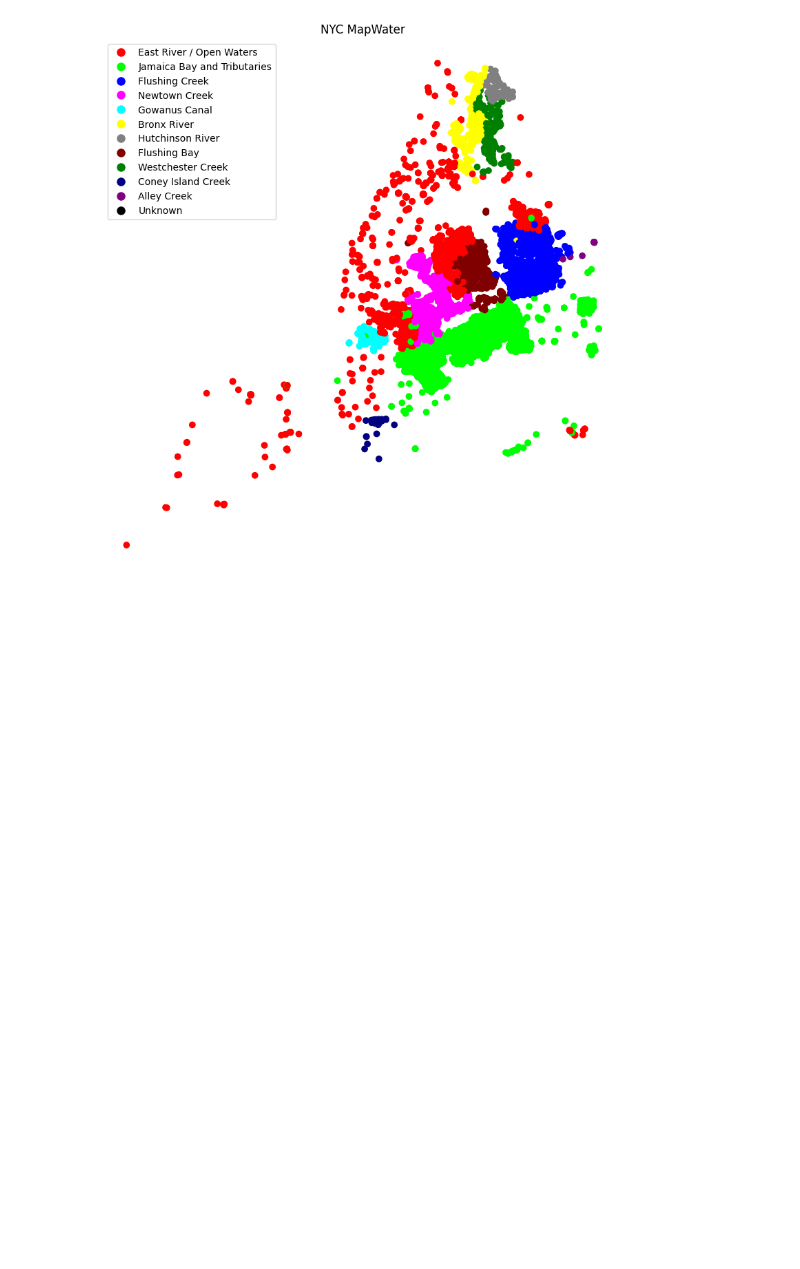
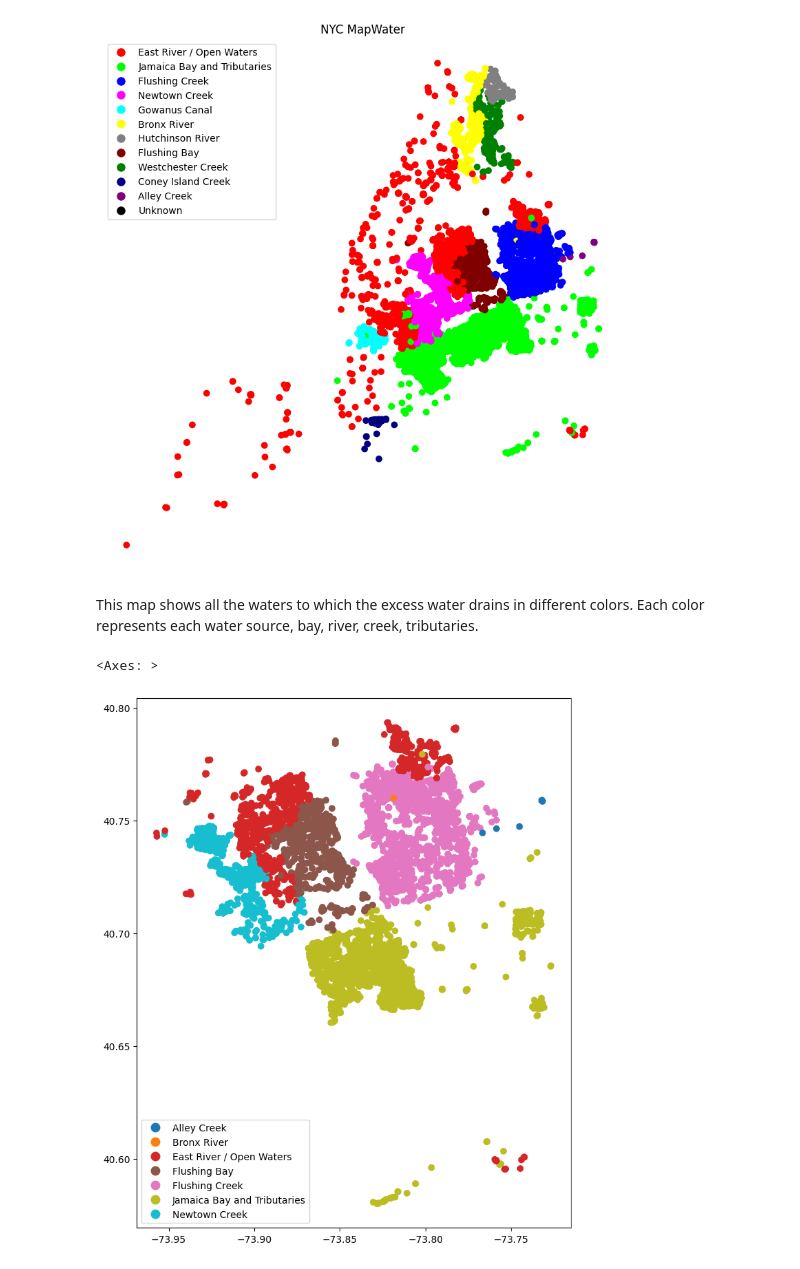
Before and after one commit to jjk2256/CDP-Mapping-Systems, a Jupyter notebook: Assignments/01_vector_data_apisJuliaKwon.ipynb, the cells around one changed output. Saved outputs shown, nothing was run; the diff lists cells and outputs as text; code cells hidden in the pictures; blank space fills up the shorter version.

```diff
--- a/Assignments/01_vector_data_apisJuliaKwon.ipynb
+++ b/Assignments/01_vector_data_apisJuliaKwon.ipynb
@@ -252,3 +265,10 @@ plt.legend(legend_colors, labels, loc="upper left")
 # %% [output]
 <matplotlib.legend.Legend at 0x...>
 [figure]
+# %% [markdown]
+This map shows all the waters to which the excess water drains in different colors. Each color represents each water source, bay, river, creek, tributaries.
+# %%
+pluto_ogrio[pluto_ogrio.borough.eq("Queens")].plot(column="nyc_waters",figsize=(10,10),legend=True)
+# %% [output]
+<Axes: >
+[figure, added]
```
Also changed, not shown: parts of 12 cells of this notebook.
